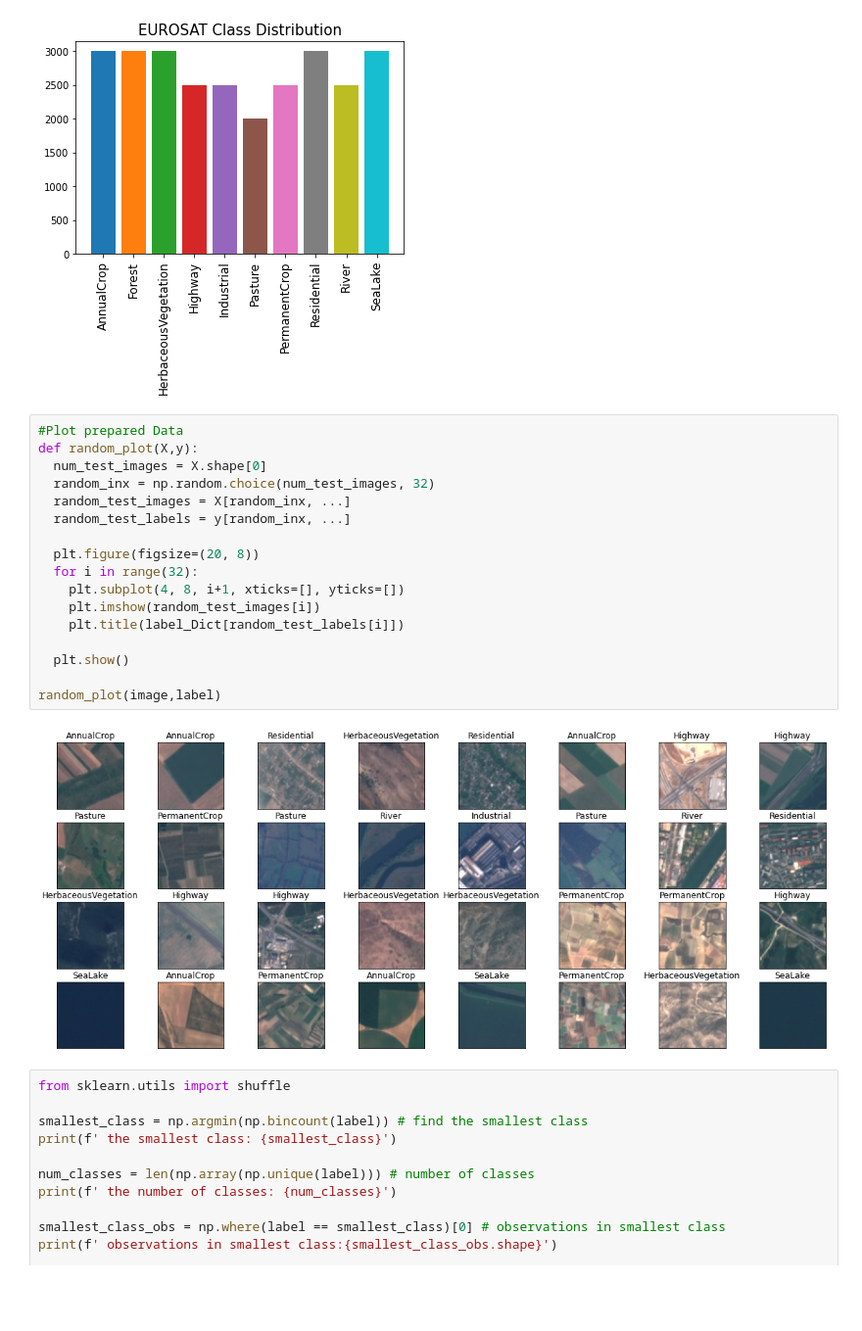
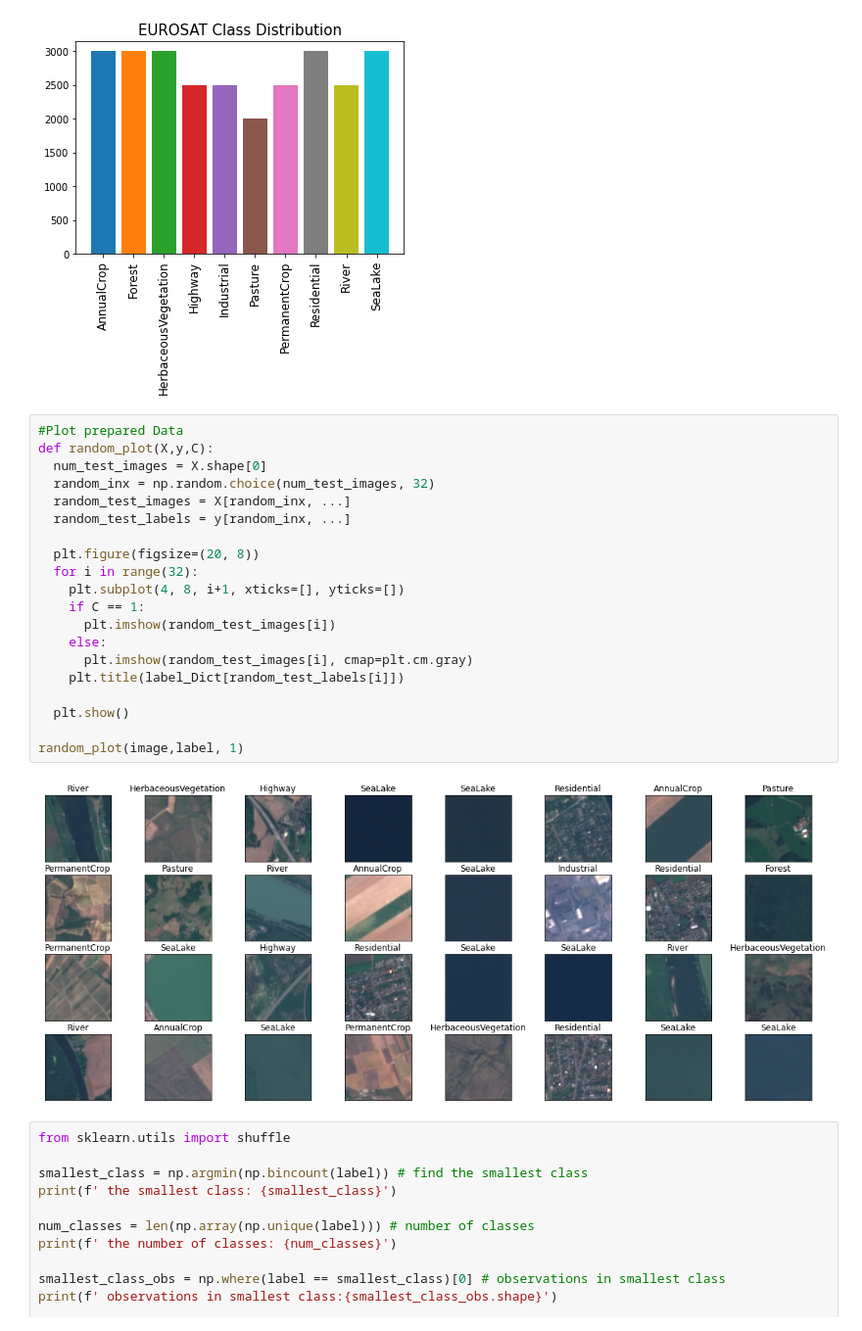
Before and after one commit to DommiiUdomp/Dommii, a Jupyter notebook: eusat_new_1.ipynb, the cells around one changed output. Shown at 98% size. Cells and saved outputs as stored; diff of their text form; blank space fills up the shorter version.

```diff
--- a/eusat_new_1.ipynb
+++ b/eusat_new_1.ipynb
@@ -39,23 +49,26 @@ plt.show()
 [figure]
 # %%
 #Plot prepared Data
-def random_plot(X,y):
+def random_plot(X,y,C):
   num_test_images = X.shape[0]
   random_inx = np.random.choice(num_test_images, 32)
   random_test_images = X[random_inx, ...]
   random_test_labels = y[random_inx, ...]
 
   plt.figure(figsize=(20, 8))
   for i in range(32):
     plt.subplot(4, 8, i+1, xticks=[], yticks=[])
-    plt.imshow(random_test_images[i])
+    if C == 1:
+      plt.imshow(random_test_images[i])
+    else:
+      plt.imshow(random_test_images[i], cmap=plt.cm.gray)
     plt.title(label_Dict[random_test_labels[i]])
 
   plt.show()
 
-random_plot(image,label)
+random_plot(image,label, 1)
 # %% [output]
-[figure, old version]
+[figure, new version]
 # %%
 from sklearn.utils import shuffle
 
```
Also changed, not shown: parts of 18 cells of this notebook.
